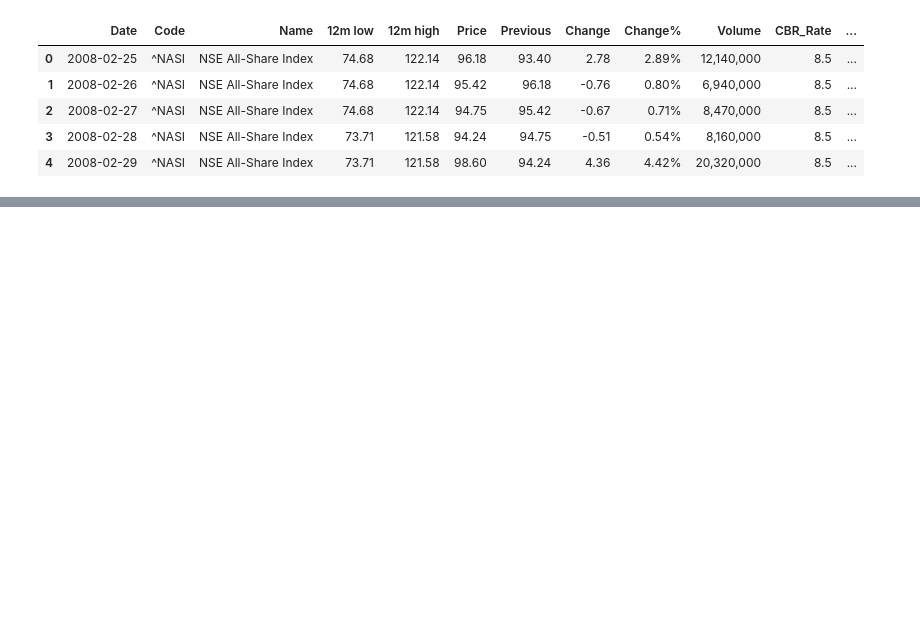
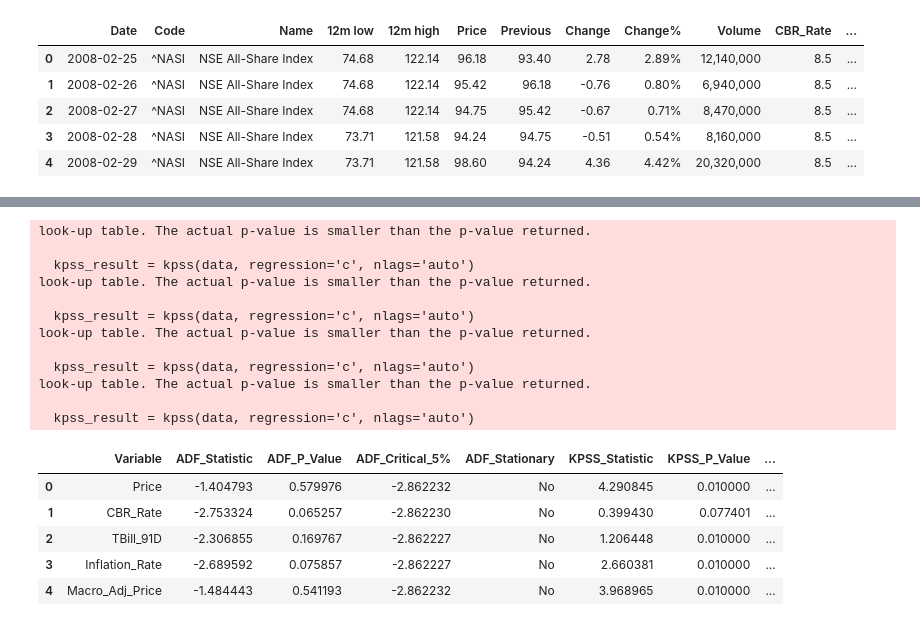
Before and after one commit to clivethiongo/Kenya-Monetary-Policy-Stock-Market, a Jupyter notebook: notebooks/01_data_collection.ipynb, the cells around one changed output, grey strips where cells are left out. Drawn from its saved outputs; the diff is of its cells as text; code cells hidden in the pictures; blank space fills up the shorter version.

```diff
--- a/notebooks/01_data_collection.ipynb
+++ b/notebooks/01_data_collection.ipynb
@@ -460,0 +499,62 @@ plt.show()
+# %%
+from statsmodels.tsa.stattools import adfuller, kpss
+
+# ── STATIONARITY TESTS ───────────────────────────────────────────────────────
+
+# Select numeric columns for testing
+test_columns = ['Price', 'CBR_Rate', 'TBill_91D', 'Inflation_Rate', 'Macro_Adj_Price']
+
+# Create a results summary
+stationarity_results = []
+
+for col in test_columns:
+    # Remove NaN values for testing
+    data = final_nasi[col].dropna()
+
+    # ADF Test
+    adf_result = adfuller(data, autolag='AIC')
+    adf_stat = adf_result[0]
+    adf_pvalue = adf_result[1]
+    adf_critical = adf_result[4]['5%']
+    adf_stationary = 'Yes' if adf_pvalue < 0.05 else 'No'
+
+    # KPSS Test
+    kpss_result = kpss(data, regression='c', nlags='auto')
+    kpss_stat = kpss_result[0]
+    kpss_pvalue = kpss_result[1]
+    kpss_critical = kpss_result[3]['5%']
+    kpss_stationary = 'No' if kpss_pvalue < 0.05 else 'Yes'
+
+    stationarity_results.append({
+        'Variable': col,
+        'ADF_Statistic': adf_stat,
+        'ADF_P_Value': adf_pvalue,
+        'ADF_Critical_5%': adf_critical,
+        'ADF_Stationary': adf_stationary,
+        'KPSS_Statistic': kpss_stat,
+        'KPSS_P_Value': kpss_pvalue,
+        'KPSS_Critical_5%': kpss_critical,
+        'KPSS_Stationary': kpss_stationary
+    })
+
+stationarity_df = pd.DataFrame(stationarity_results)
+stationarity_df
+# %% [output]
+look-up table. The actual p-value is smaller than the p-value returned.
+
+  kpss_result = kpss(data, regression='c', nlags='auto')
+look-up table. The actual p-value is smaller than the p-value returned.
+
+  kpss_result = kpss(data, regression='c', nlags='auto')
+look-up table. The actual p-value is smaller than the p-value returned.
+
+  kpss_result = kpss(data, regression='c', nlags='auto')
+look-up table. The actual p-value is smaller than the p-value returned.
+
+  kpss_result = kpss(data, regression='c', nlags='auto')
+|  | Variable | ADF_Statistic | ADF_P_Value | ADF_Critical_5% | ADF_Stationary | KPSS_Statistic | KPSS_P_Value | ... |
+| 0 | Price | -1.404793 | 0.579976 | -2.862232 | No | 4.290845 | 0.010000 | ... |
+| 1 | CBR_Rate | -2.753324 | 0.065257 | -2.862230 | No | 0.399430 | 0.077401 | ... |
+| 2 | TBill_91D | -2.306855 | 0.169767 | -2.862227 | No | 1.206448 | 0.010000 | ... |
+| 3 | Inflation_Rate | -2.689592 | 0.075857 | -2.862227 | No | 2.660381 | 0.010000 | ... |
+| 4 | Macro_Adj_Price | -1.484443 | 0.541193 | -2.862232 | No | 3.968965 | 0.010000 | ... |
```
Also changed, not shown: parts of 7 cells of this notebook.
